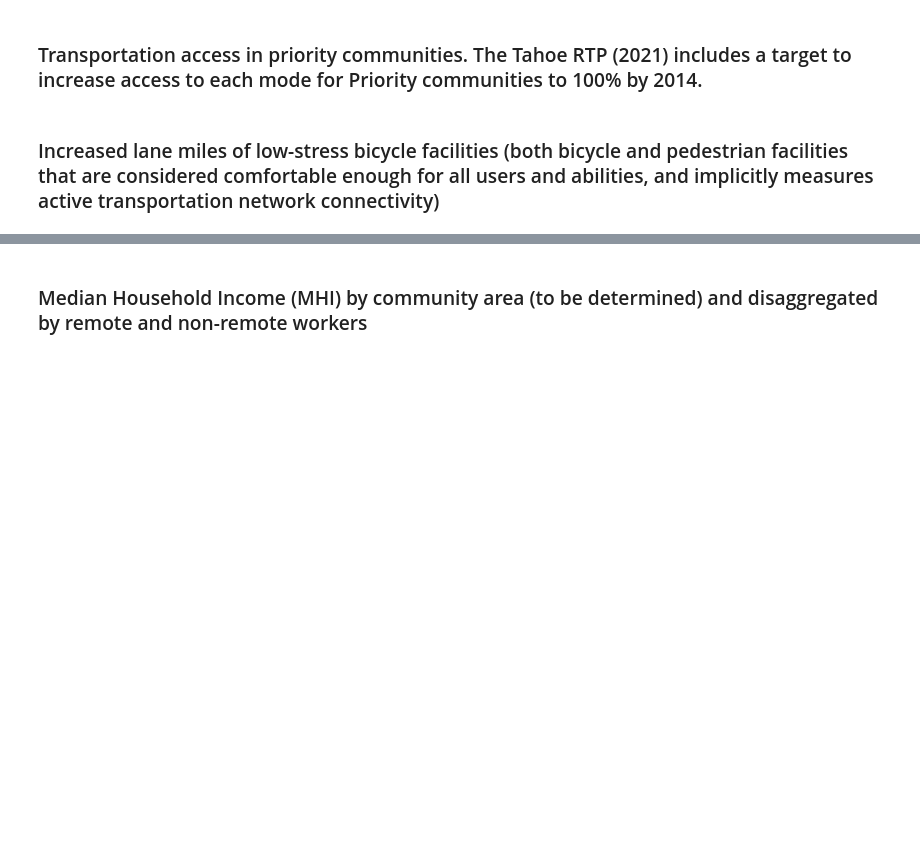
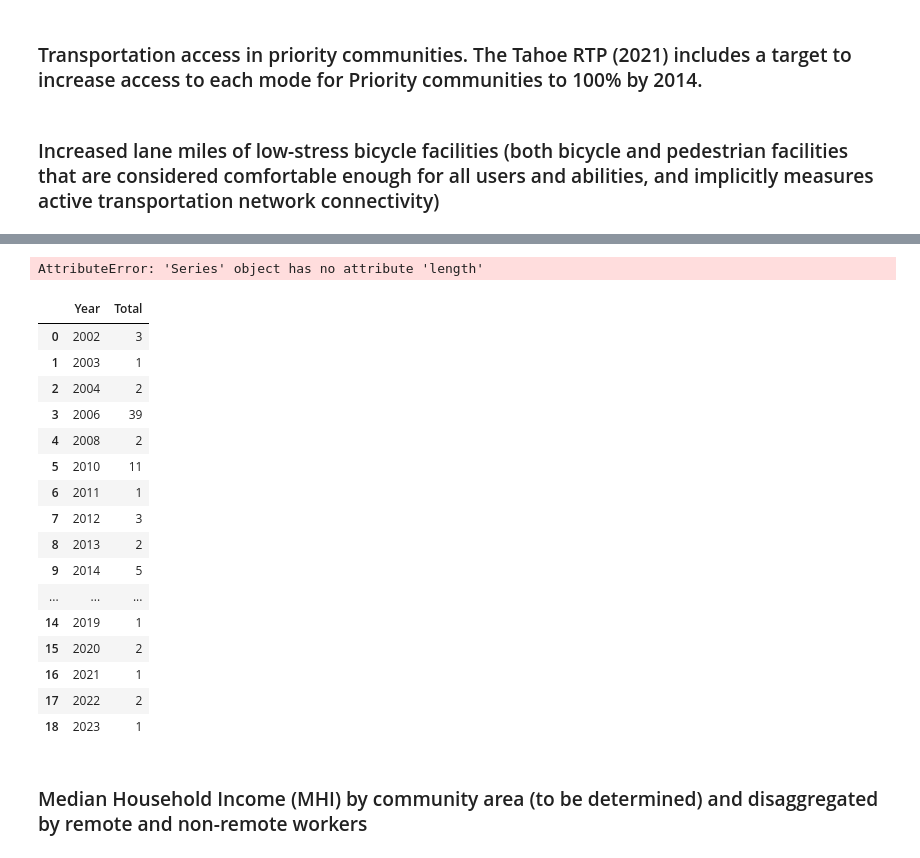
Before and after one commit to trpa-agency/ClimateResilienceDashboard, a Jupyter notebook: data_engineering.ipynb, the cells around one changed output, grey strips where cells are left out. Drawn from its saved outputs; the diff is of its cells as text; code cells hidden in the pictures; blank space fills up the shorter version.

```diff
--- a/data_engineering.ipynb
+++ b/data_engineering.ipynb
@@ -79,3 +166,76 @@ df
+# %%
+from arcgis.features import FeatureLayer
+import pandas as pd
+
+# Define the service URL
+bikelaneService = "https://maps.trpa.org/server/rest/services/Transportation/MapServer/3"
+
+# Create a FeatureLayer object
+feature_layer = FeatureLayer(bikelaneService)
+
+# Query the feature layer and convert the result to a Spatially Enabled DataFrame
+sdf_bikelane = feature_layer.query().sdf
+
+# Convert the series object to a dataframe
+df_bikelane = pd.DataFrame.from_records(sdf_bikelane)
+
+df_bikelane.Miles = df_bikelane['SHAPE'].length / 1609.34
+
+df_bikelane
+# %% [output]
+AttributeError: 'Series' object has no attribute 'length'
+# %%
+from arcgis.features import FeatureLayer
+
+# Define the service URL
+bikelaneService = "https://maps.trpa.org/server/rest/services/Transportation/MapServer/3"
+
+# Create a FeatureLayer object
+feature_layer = FeatureLayer(bikelaneService)
+
+# Query the feature layer and convert the result to a Spatially Enabled DataFrame
+sdf_bikelane = feature_layer.query().sdf
+
+# filter for CLAss = 1
+filtered_sdf_bikelane = sdf_bikelane[sdf_bikelane['CLASS'] == '1']
+
+# fix bad values
+filtered_sdf_bikelane.loc[:, 'YR_OF_CONS'] = filtered_sdf_bikelane.loc[:, 'YR_OF_CONS'].replace(['before 2010', ' before 2010'], '2010')
+filtered_sdf_bikelane.loc[:, 'YR_OF_CONS'] = filtered_sdf_bikelane.loc[:, 'YR_OF_CONS'].replace(['Before 2006','BEFORE 2006'], '2006')
+filtered_sdf_bikelane.loc[:, 'YR_OF_CONS'] = filtered_sdf_bikelane.loc[:, 'YR_OF_CONS'].replace([' 2014'], '2014')
+filtered_sdf_bikelane.loc[:, 'YR_OF_CONS'] = filtered_sdf_bikelane.loc[:, 'YR_OF_CONS'].replace(['2007 (1A) 2008 (1B)'], '2008')
+
+# drop UNKNOWN values
+filtered_sdf_bikelane = filtered_sdf_bikelane[filtered_sdf_bikelane['YR_OF_CONS'] != 'UNKNOWN']
+
+# convert to numeric
+filtered_sdf_bikelane['YR_OF_CONS'] = pd.to_numeric(filtered_sdf_bikelane['YR_OF_CONS'])
+
+# create year column
+filtered_sdf_bikelane['Year'] = filtered_sdf_bikelane['YR_OF_CONS']
+
+# group by year
+df = filtered_sdf_bikelane.groupby(['Year']).size().reset_index(name='MILES')
+
+df
+# %% [output]
+|  | Year | Total |
+| 0 | 2002 | 3 |
+| 1 | 2003 | 1 |
+| 2 | 2004 | 2 |
+| 3 | 2006 | 39 |
+| 4 | 2008 | 2 |
+| 5 | 2010 | 11 |
+| 6 | 2011 | 1 |
+| 7 | 2012 | 3 |
+| 8 | 2013 | 2 |
+| 9 | 2014 | 5 |
+| ... | ... | ... |
+| 14 | 2019 | 1 |
+| 15 | 2020 | 2 |
+| 16 | 2021 | 1 |
+| 17 | 2022 | 2 |
+| 18 | 2023 | 1 |
 # %% [markdown]
 ### Median Household Income (MHI) by community area (to be determined) and disaggregated by remote and non-remote workers
 # %% [markdown]
```
Also changed, not shown: parts of 6 cells of this notebook.
